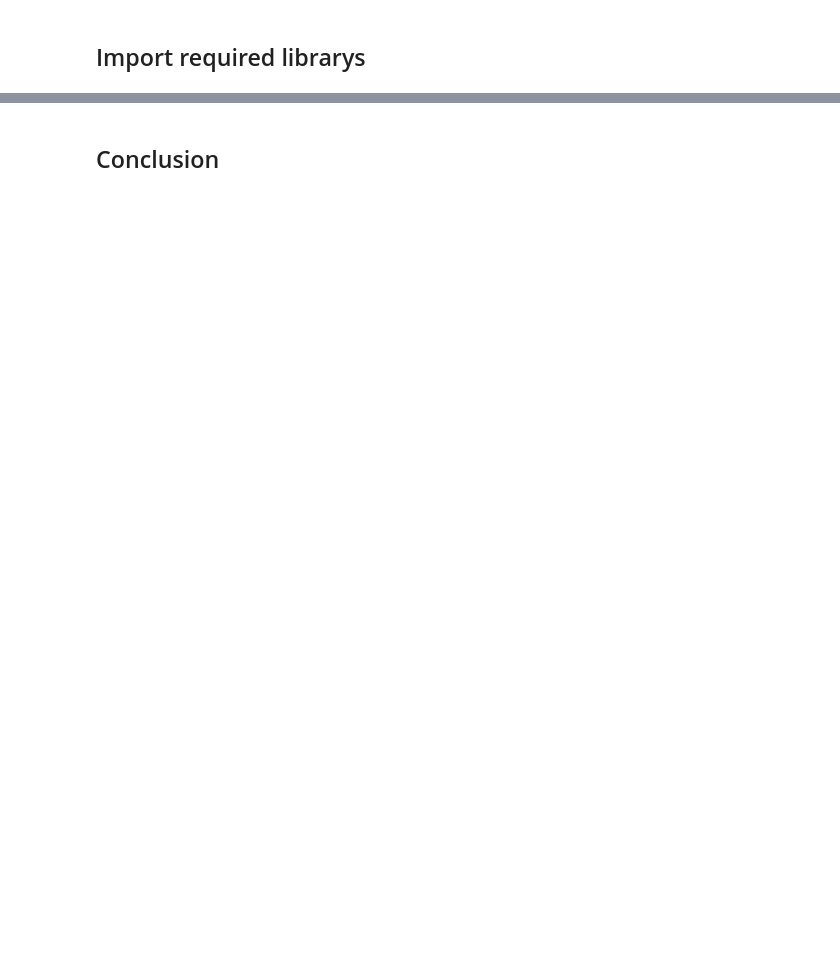
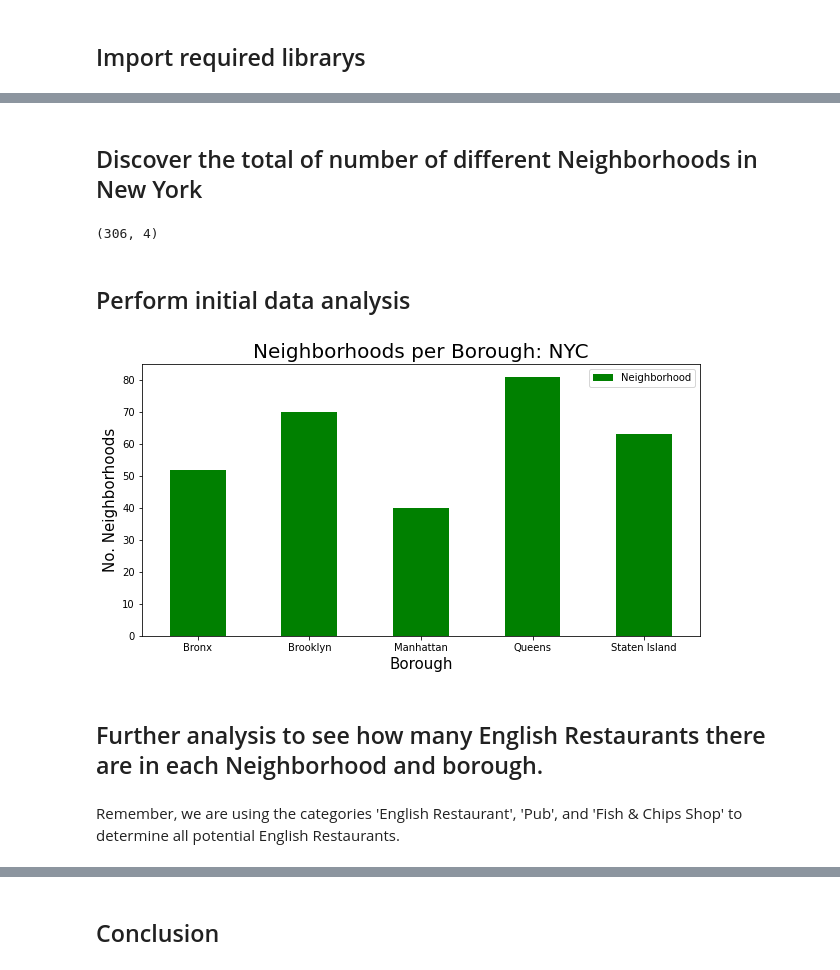
Before and after one commit to john470fc/Coursera_Capstone, a Jupyter notebook: An English man in New York.ipynb, the cells around one changed output, grey strips where cells are left out. Saved outputs shown, nothing was run; the diff lists cells and outputs as text; code cells hidden in the pictures; blank space fills up the shorter version.

```diff
--- a/An English man in New York.ipynb
+++ b/An English man in New York.ipynb
@@ -47,0 +220,3 @@ print('Libraries imported.')
+# %%
+ny_data = get_new_york_data()
+ny_data.head()
@@ -47,0 +230,23 @@ print('Libraries imported.')
+# %% [markdown]
+## Discover the total of number of different Neighborhoods in New York
+# %%
+ny_data.shape
+# %% [output]
+(306, 4)
+# %% [markdown]
+## Perform initial data analysis
+# %%
+clr = "green"
+ny_data.groupby('Borough')['Neighborhood'].count().plot.bar(figsize=(10,5), color=clr)
+plt.title('Neighborhoods per Borough: NYC', fontsize = 20)
+plt.xlabel('Borough', fontsize = 15)
+plt.ylabel('No. Neighborhoods',fontsize = 15)
+plt.xticks(rotation = 'horizontal')
+plt.legend()
+plt.show()
+# %% [output]
+[figure, added]
+# %% [markdown]
+## Further analysis to see how many English Restaurants there are in each Neighborhood and borough.
+# %% [markdown]
+Remember, we are using the categories 'English Restaurant', 'Pub', and 'Fish & Chips Shop' to determine all potential English Restaurants.
```
Also changed, not shown: parts of 59 cells of this notebook.
